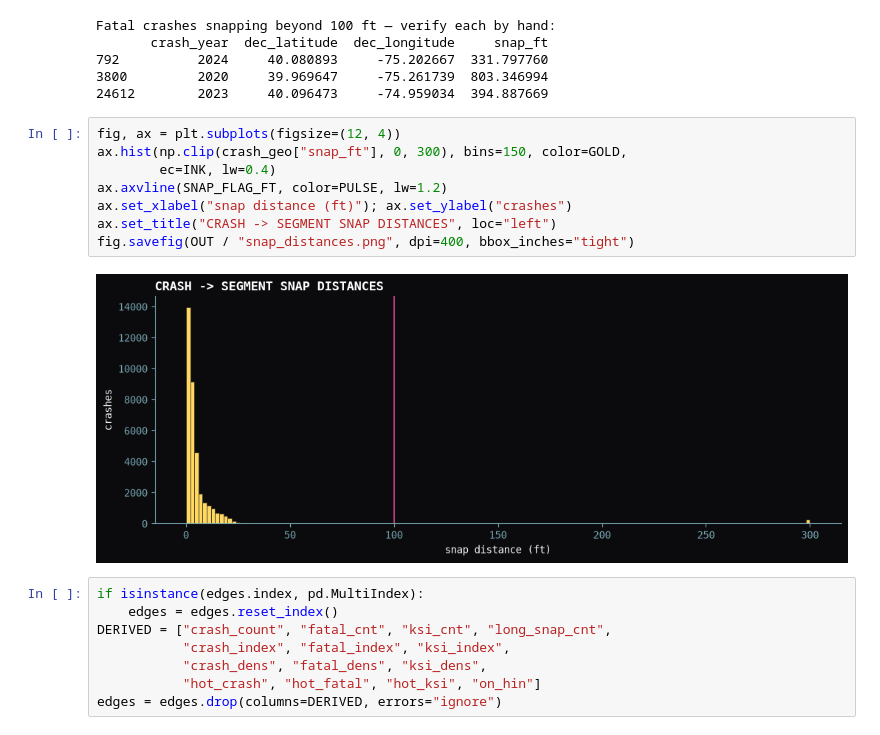
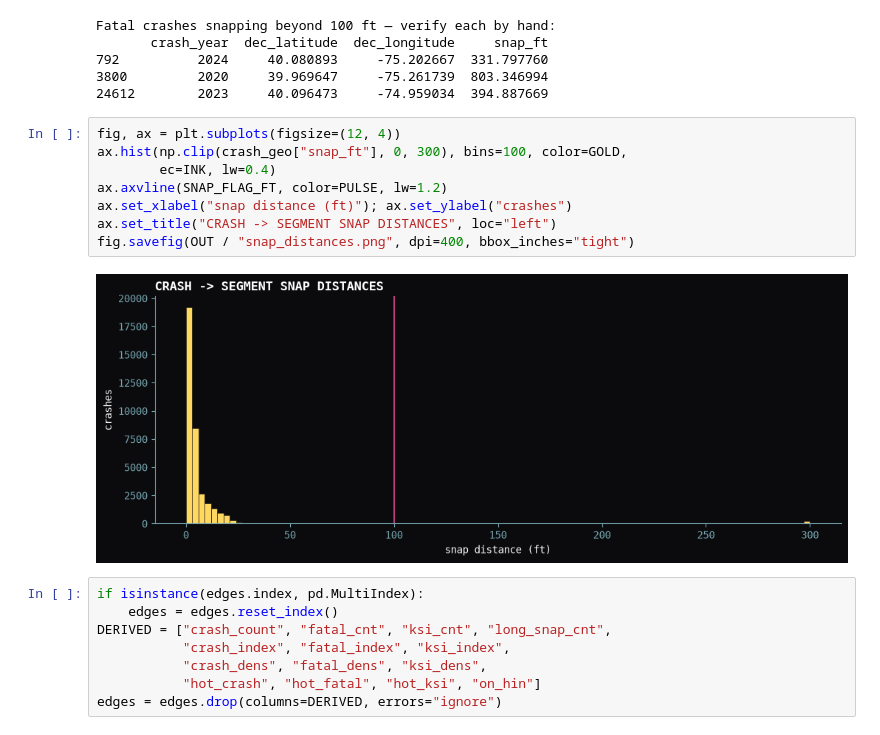
Before and after one commit to cyber-hbliu/Urban-Street-Networks-and-Interactive-Web-Maps, a Jupyter notebook: update.ipynb, the cells around one changed output. Cells and saved outputs as stored; diff of their text form.

```diff
--- a/update.ipynb
+++ b/update.ipynb
@@ -170,14 +173,14 @@ Fatal crashes snapping beyond 100 ft — verify each by hand:
 24612        2023     40.096473     -74.959034  394.887669
 # %%
 fig, ax = plt.subplots(figsize=(12, 4))
-ax.hist(np.clip(crash_geo["snap_ft"], 0, 300), bins=150, color=GOLD,
+ax.hist(np.clip(crash_geo["snap_ft"], 0, 300), bins=100, color=GOLD,
         ec=INK, lw=0.4)
 ax.axvline(SNAP_FLAG_FT, color=PULSE, lw=1.2)
 ax.set_xlabel("snap distance (ft)"); ax.set_ylabel("crashes")
 ax.set_title("CRASH -> SEGMENT SNAP DISTANCES", loc="left")
 fig.savefig(OUT / "snap_distances.png", dpi=400, bbox_inches="tight")
 # %% [output]
-[figure, old version]
+[figure, new version]
 # %%
 if isinstance(edges.index, pd.MultiIndex):
     edges = edges.reset_index()
```
Also changed, not shown: parts of 12 cells of this notebook.
